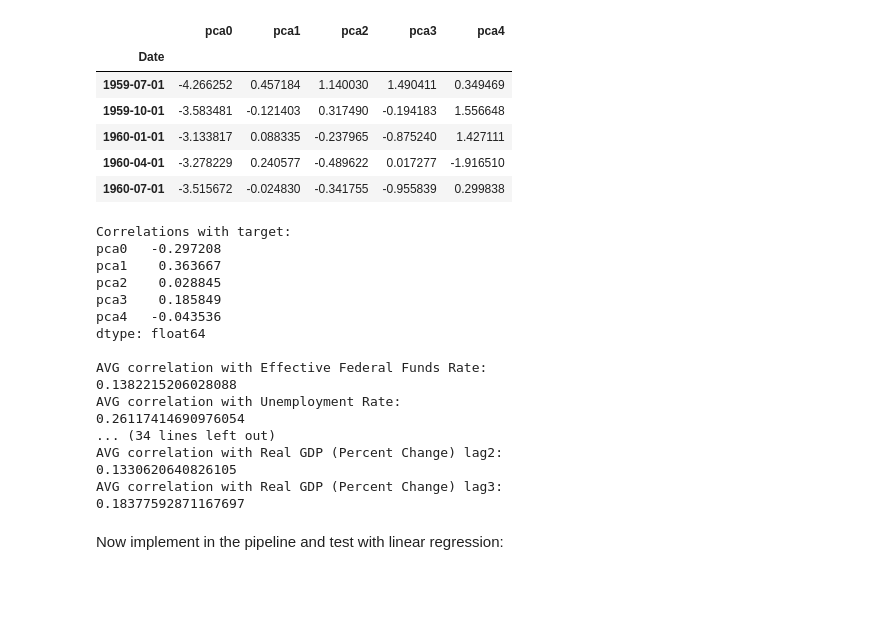
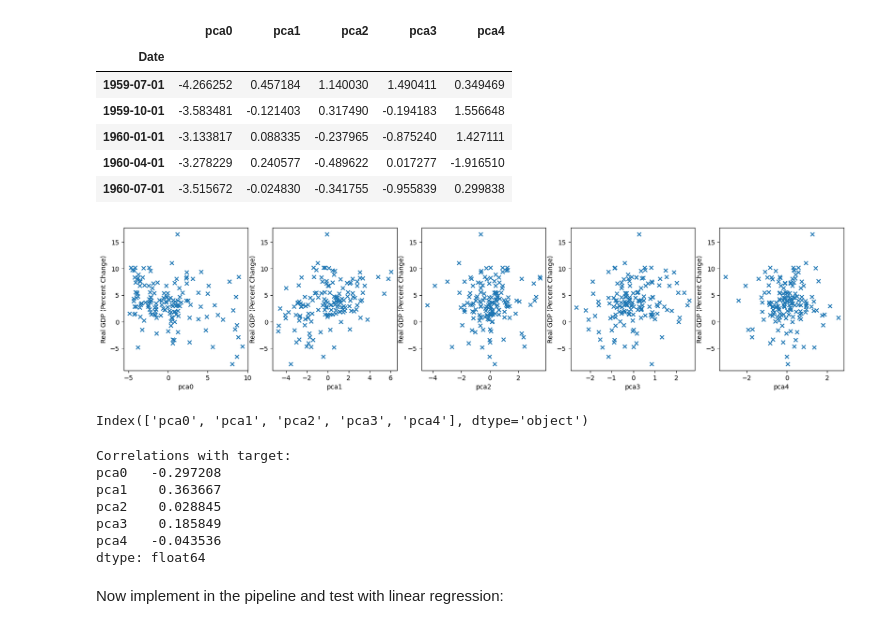
Before and after one commit to fraser2763/AI4-CW2, a Jupyter notebook: F_model.ipynb, the cells around one changed output. Saved outputs shown, nothing was run; the diff lists cells and outputs as text; code cells hidden in the pictures; blank space fills up the shorter version.

```diff
--- a/F_model.ipynb
+++ b/F_model.ipynb
@@ -248,10 +232,23 @@ X_pca_df.head(5)
 | 1960-01-01 | -3.133817 | 0.088335 | -0.237965 | -0.875240 | 1.427111 |
 | 1960-04-01 | -3.278229 | 0.240577 | -0.489622 | 0.017277 | -1.916510 |
 | 1960-07-01 | -3.515672 | -0.024830 | -0.341755 | -0.955839 | 0.299838 |
+# %%
+idx = X_pca_df.index
+fig, ax = plt.subplots(1,5, figsize=(20,4))
+for i,j in enumerate(X_pca_df.columns):
+    ax[i].scatter(X_pca_df[j], y_train["Real GDP (Percent Change)"], marker='x')
+    ax[i].set_xlabel(f"{j}")
+    ax[i].set_ylabel("Real GDP (Percent Change)")
+# %% [output]
+[figure, added]
+# %%
+X_pca_df.columns
+# %% [output]
+Index(['pca0', 'pca1', 'pca2', 'pca3', 'pca4'], dtype='object')
 # %%
 print(f"Correlations with target: \n{X_pca_df.corrwith(y_train['Real GDP (Percent Change)'])}\n")
-for i in X_train.columns:
-    print(f"AVG correlation with {i}: \n{X_pca_df.corrwith(X_train[i]).sum()/5}")
+# for i in X_train.columns:
+#     print(f"AVG correlation with {i}: \n{X_pca_df.corrwith(X_train[i]).sum()/5}")
 # %% [output]
 Correlations with target:
 pca0   -0.297208
@@ -260,16 +257,6 @@ pca2    0.028845
 pca3    0.185849
 pca4   -0.043536
 dtype: float64
-
-AVG correlation with Effective Federal Funds Rate:
-0.1382215206028088
-AVG correlation with Unemployment Rate:
-0.26117414690976054
-... (34 lines left out)
-AVG correlation with Real GDP (Percent Change) lag2:
-0.1330620640826105
-AVG correlation with Real GDP (Percent Change) lag3:
-0.18377592871167697
 # %% [markdown]
 Now implement in the pipeline and test with linear regression:
 # %%
```
Also changed, not shown: parts of 7 cells of this notebook.
